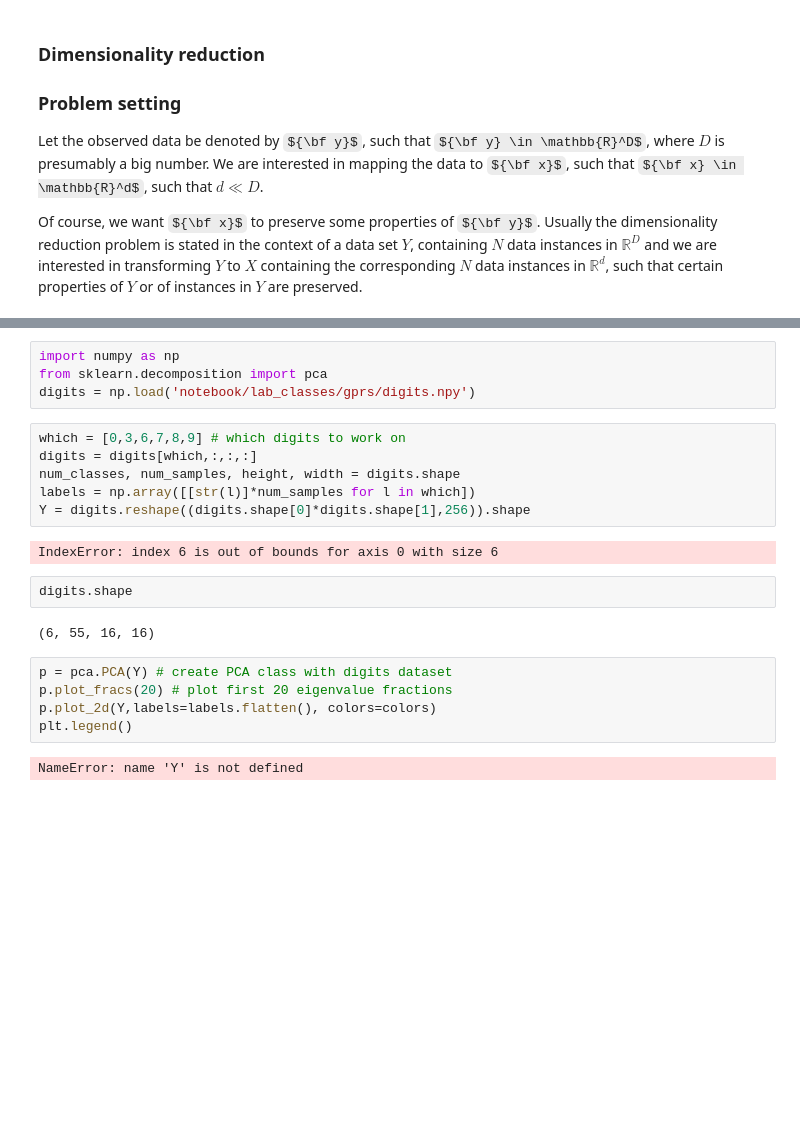
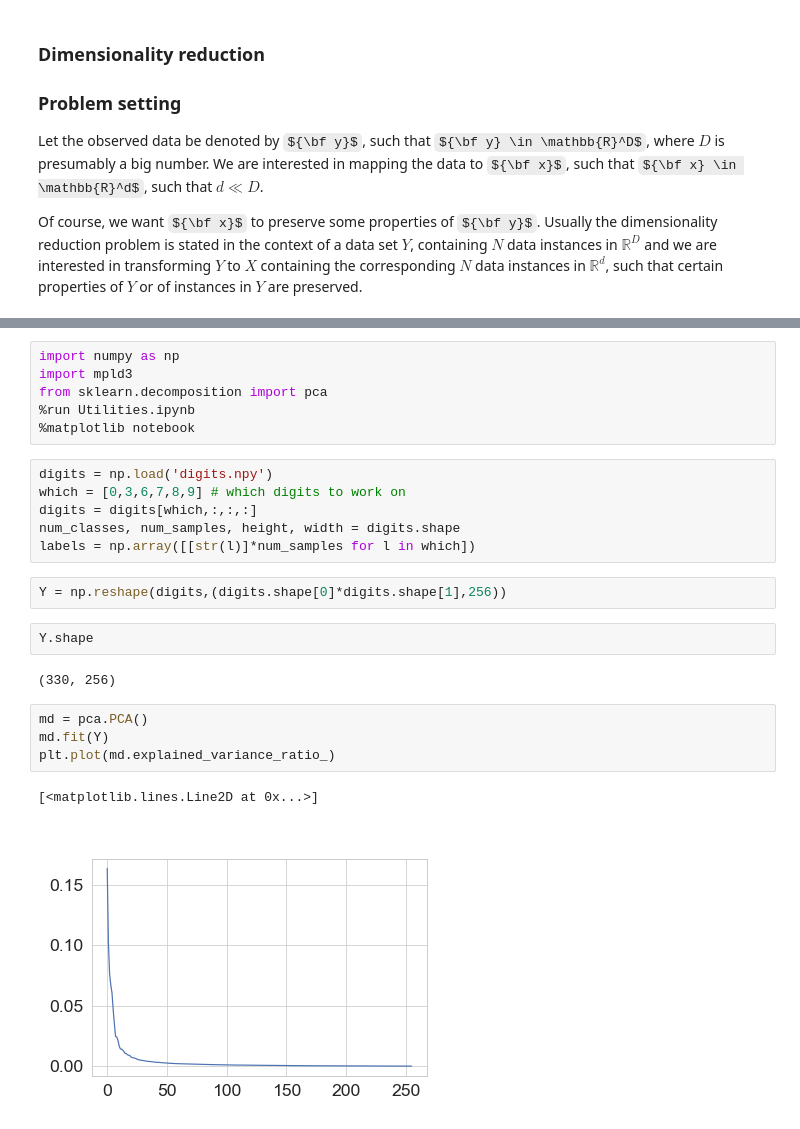
Before and after one commit to ubdsgroup/mladvanced-notebooks, a Jupyter notebook: Gaussian Process Latent Variable Models.ipynb, the cells around one changed output, grey strips where cells are left out. Cells and saved outputs as stored; diff of their text form; some formulas as TeX source; blank space fills up the shorter version.

```diff
--- a/Gaussian Process Latent Variable Models.ipynb
+++ b/Gaussian Process Latent Variable Models.ipynb
@@ -45,23 +74,25 @@ One can use the Bayes rule to estimate the posterior probability distribution fo
 # %%
 import numpy as np
+import mpld3
 from sklearn.decomposition import pca
-digits = np.load('notebook/lab_classes/gprs/digits.npy')
+%run Utilities.ipynb
+%matplotlib notebook
 # %%
+digits = np.load('digits.npy')
 which = [0,3,6,7,8,9] # which digits to work on
 digits = digits[which,:,:,:]
 num_classes, num_samples, height, width = digits.shape
 labels = np.array([[str(l)]*num_samples for l in which])
-Y = digits.reshape((digits.shape[0]*digits.shape[1],256)).shape
-# %% [output]
-IndexError: index 6 is out of bounds for axis 0 with size 6
+# %%
+Y = np.reshape(digits,(digits.shape[0]*digits.shape[1],256))
 # %%
-digits.shape
+Y.shape
 # %% [output]
-(6, 55, 16, 16)
+(330, 256)
-# %%
-p = pca.PCA(Y) # create PCA class with digits dataset
-p.plot_fracs(20) # plot first 20 eigenvalue fractions
-p.plot_2d(Y,labels=labels.flatten(), colors=colors)
-plt.legend()
-# %% [output]
-NameError: name 'Y' is not defined
+# %%
+md = pca.PCA()
+md.fit(Y)
+plt.plot(md.explained_variance_ratio_)
+# %% [output]
+[<matplotlib.lines.Line2D at 0x...>]
+[figure, added]
```
Also changed, not shown: parts of 13 cells of this notebook, 1 other file.
